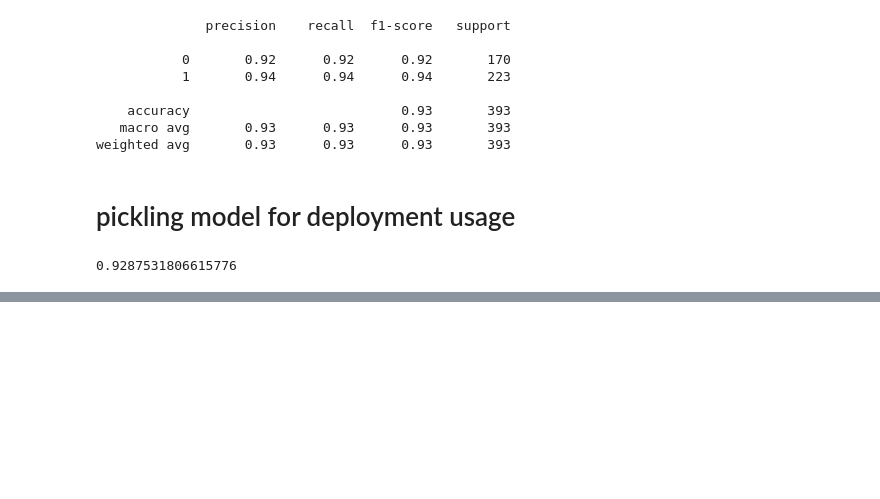
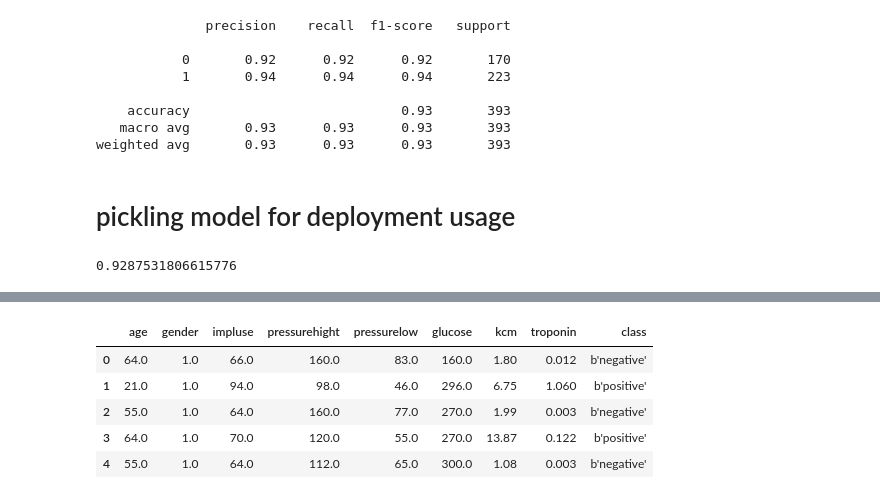
Before and after one commit to hemant207/heartDieasePrediction, a Jupyter notebook: heartPredictor.ipynb, the cells around one changed output, grey strips where cells are left out. Saved outputs shown, nothing was run; the diff lists cells and outputs as text; code cells hidden in the pictures; blank space fills up the shorter version.

```diff
--- a/heartPredictor.ipynb
+++ b/heartPredictor.ipynb
@@ -544,0 +548,12 @@ accuracy_score(y1,y_test)
+# %%
+raw_data = loadarff('Medicaldataset.arff')
+df_data_new = pd.DataFrame(raw_data[0])
+# %%
+df_data_new.head()
+# %% [output]
+|  | age | gender | impluse | pressurehight | pressurelow | glucose | kcm | troponin | class |
+| 0 | 64.0 | 1.0 | 66.0 | 160.0 | 83.0 | 160.0 | 1.80 | 0.012 | b'negative' |
+| 1 | 21.0 | 1.0 | 94.0 | 98.0 | 46.0 | 296.0 | 6.75 | 1.060 | b'positive' |
+| 2 | 55.0 | 1.0 | 64.0 | 160.0 | 77.0 | 270.0 | 1.99 | 0.003 | b'negative' |
+| 3 | 64.0 | 1.0 | 70.0 | 120.0 | 55.0 | 270.0 | 13.87 | 0.122 | b'positive' |
+| 4 | 55.0 | 1.0 | 64.0 | 112.0 | 65.0 | 300.0 | 1.08 | 0.003 | b'negative' |
```
Also changed, not shown: parts of 4 cells of this notebook, 35 other files.
